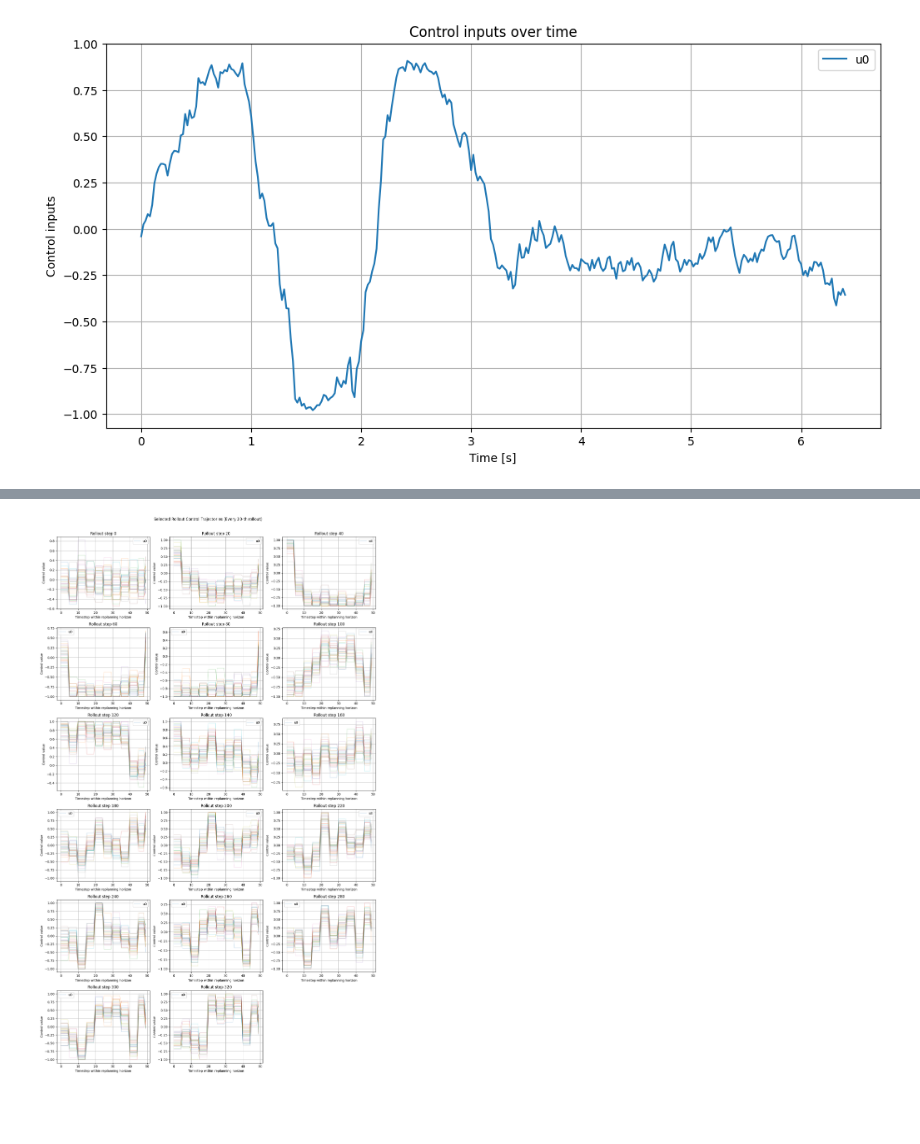
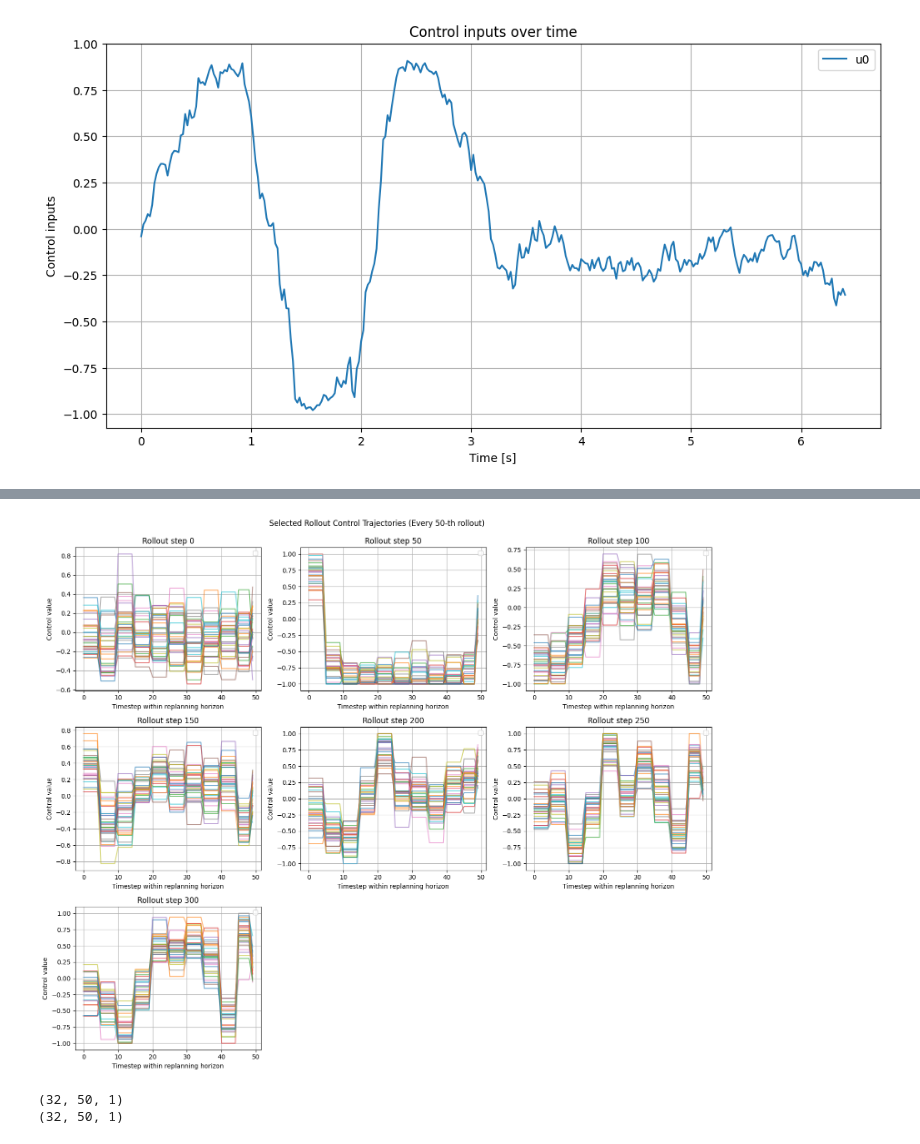
Before and after one commit to alinjar1996/hydrax, a Jupyter notebook: data_analysis/load_hydrax_data.ipynb, the cells around one changed output, grey strips where cells are left out. Saved outputs shown, nothing was run; the diff lists cells and outputs as text; code cells hidden in the pictures; blank space fills up the shorter version.

Commit message:
Trace samples plotted in Jupyter notebook

```diff
--- a/data_analysis/load_hydrax_data.ipynb
+++ b/data_analysis/load_hydrax_data.ipynb
@@ -63,26 +63,3 @@ plt.grid(True)
 plt.show()
 # %% [output]
 [figure]
-# %%
-# Choose which replanning step to visualize (e.g., the last one)
-rollout_idx = -1  # last replanning
-rollout = rollouts[rollout_idx]["controls"]  # shape (num_samples, ctrl_steps, nu)
-print("rollout.shape", rollout.shape)
-
-num_samples, ctrl_steps, nu = rollout.shape
-time = np.linspace(0, ctrl_steps * (tq[1]-tq[0]), ctrl_steps)  # approximate times for rollout steps
-
-plt.figure(figsize=(12, 6))
-for i in range(nu):
-    for s in range(num_samples):
-        plt.plot(time, rollout[s, :, i], color="C"+str(i), alpha=0.3)
-    # Also plot the mean trajectory for this control
-    mean_traj = rollout[:, :, i].mean(axis=0)
-    plt.plot(time, mean_traj, color="C"+str(i), label=f"u{i} mean")
-
-plt.xlabel("Time [s]")
-plt.ylabel("Control inputs")
-plt.title("Rollouts and mean trajectory for each control channel")
-plt.legend()
-plt.grid(True)
-plt.show()
@@ -94,36 +68,42 @@ import numpy as np
 import matplotlib.pyplot as plt
 import math
 
-step_interval = 20
+step_interval = 50
 selected_indices = list(range(0, len(rollouts), step_interval))
 num_plots = len(selected_indices)
 
 # Decide number of plots per row
 plots_per_row = 3
 num_rows = math.ceil(num_plots / plots_per_row)
 
 plt.figure(figsize=(5 * plots_per_row, 4 * num_rows))
 
 for plot_idx, rollout_idx in enumerate(selected_indices):
     plt.subplot(num_rows, plots_per_row, plot_idx + 1)
 
-    rollout = rollouts[rollout_idx]["controls"]  # (num_samples, ctrl_steps, nu)
-    num_samples, ctrl_steps, nu = rollout.shape
+    rollout_control = rollouts[rollout_idx]["controls"]  # (num_samples, ctrl_steps, nu)
+    num_samples, ctrl_steps, nu = rollout_control.shape
     time = np.linspace(0, ctrl_steps-1, ctrl_steps)
 
     # Plot each control dimension as a separate line
     for i in range(nu):
         for s in range(num_samples):
-            plt.plot(time, rollout[s, :, i], alpha=0.2, label=f'u{i}' if s == 0 else None)
+            plt.plot(time, rollout_control[s, :, i], alpha=0.6)
 
     plt.xlabel("Timestep within replanning horizon")
     plt.ylabel("Control value")
     plt.title(f"Rollout step {rollout_idx}")
     plt.grid(True)
     plt.legend()
 
 plt.tight_layout()
 plt.suptitle(f"Selected Rollout Control Trajectories (Every {step_interval}-th rollout)", y=1.02)
 plt.show()
 # %% [output]
-[figure, old version]
+[figure, new version]
+# %%
+print(rollout_control.shape)
+print(rollouts[0]["controls"].shape)
+# %% [output]
+(32, 50, 1)
+(32, 50, 1)
```
Also changed, not shown: parts of 4 cells of this notebook.
